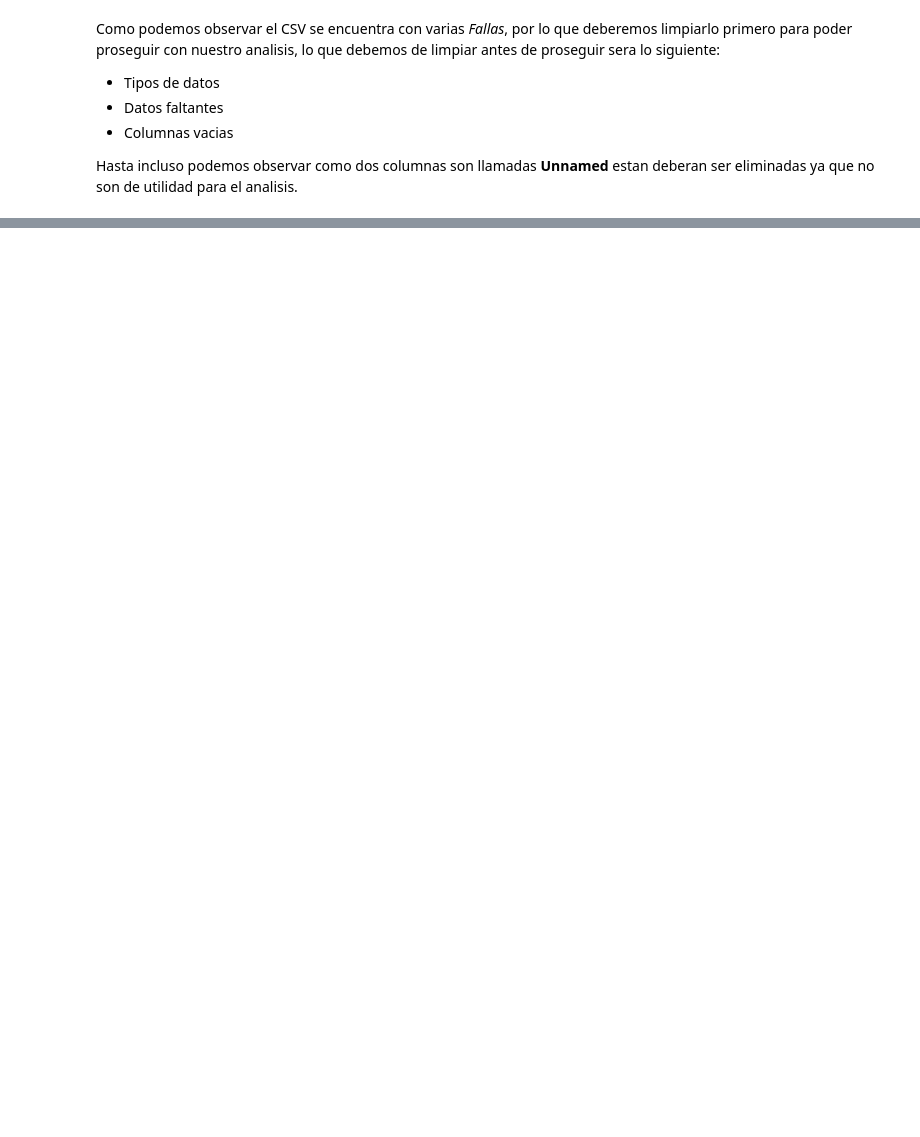
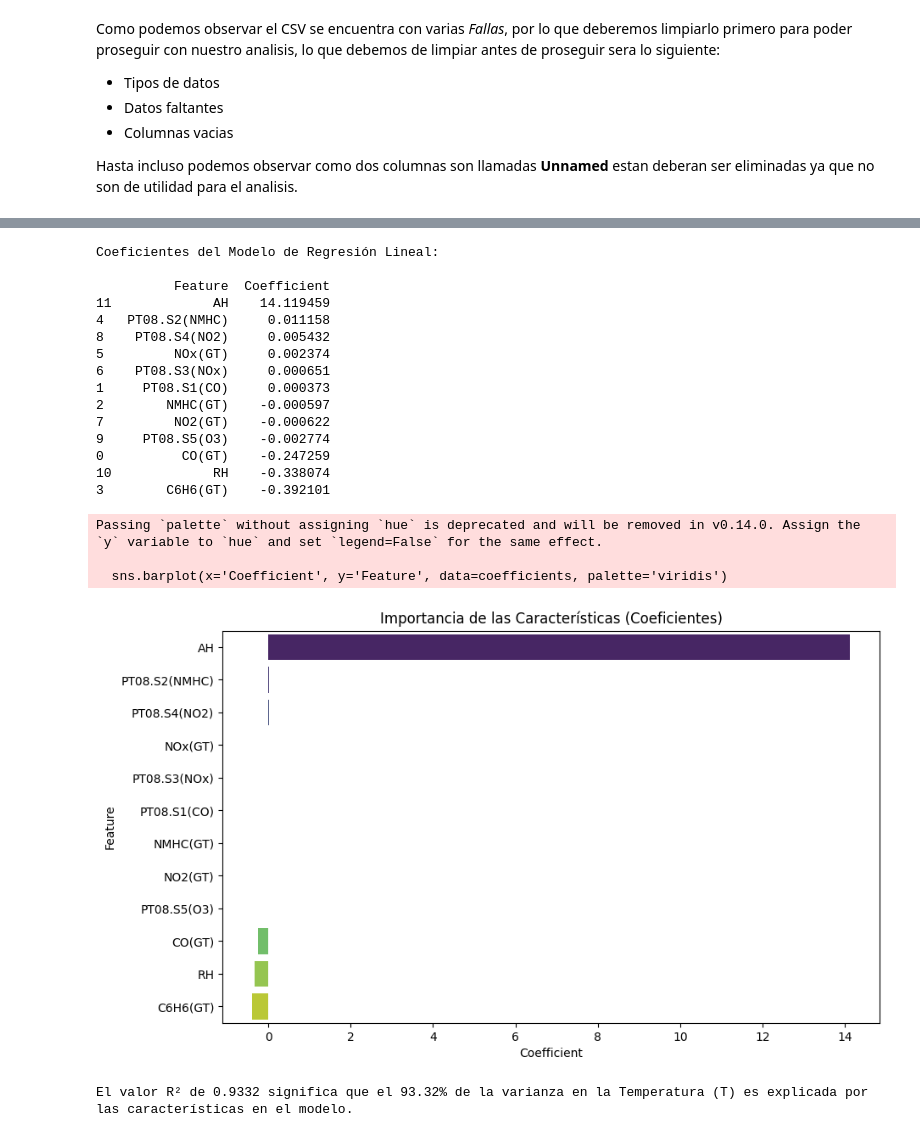
Before and after one commit to dinovillalobos/MineriaDatos-, a Jupyter notebook: RegresionLinear/data/Tarea1.ipynb, the cells around one changed output, grey strips where cells are left out. Drawn from its saved outputs; the diff is of its cells as text; code cells hidden in the pictures; blank space fills up the shorter version.

Commit message:
Modelo prueba

```diff
--- a/RegresionLinear/data/Tarea1.ipynb
+++ b/RegresionLinear/data/Tarea1.ipynb
@@ -45,0 +115,9 @@ df = df.dropna(how='all')
+# %%
+# Relleno de valores faltantes (NaN) con la media de la columna
+df_clean = df.copy()
+for col in cols_to_convert:
+    # Usaremos solo las columnas numéricas que tienen NaN (excluyendo Date y Time)
+    df_clean[col].fillna(df_clean[col].mean(), inplace=True)
+
+print("\nConteo de valores faltantes después de la imputación:")
+print(df_clean.isnull().sum())
@@ -45,0 +177,9 @@ df = df.dropna(how='all')
+# %%
+# Inicialización y Entrenamiento del modelo
+model = LinearRegression()
+model.fit(X_train, y_train)
+
+# Predicciones sobre el conjunto de prueba
+y_pred = model.predict(X_test)
+
+print("Modelo de Regresión Lineal entrenado.")
@@ -45,0 +214,41 @@ df = df.dropna(how='all')
+# %%
+## 5. Interpretación de Resultados
+
+# 1. Análisis Técnico de Resultados: Coeficientes del Modelo
+coefficients = pd.DataFrame({
+    'Feature': X.columns,
+    'Coefficient': model.coef_
+}).sort_values(by='Coefficient', ascending=False)
+
+print("Coeficientes del Modelo de Regresión Lineal:\n")
+print(coefficients)
+
+# Visualización de la Importancia (Coeficientes)
+plt.figure(figsize=(10, 6))
+sns.barplot(x='Coefficient', y='Feature', data=coefficients, palette='viridis')
+plt.title('Importancia de las Características (Coeficientes)')
+plt.show()
+
+# Interpretación de la métrica R²
+print(f"\nEl valor R² de {r2:.4f} significa que el {r2*100:.2f}% de la varianza en la Temperatura (T) es explicada por las características en el modelo.")
+# %% [output]
+Coeficientes del Modelo de Regresión Lineal:
+
+          Feature  Coefficient
+11             AH    14.119459
+4   PT08.S2(NMHC)     0.011158
+8    PT08.S4(NO2)     0.005432
+5         NOx(GT)     0.002374
+6    PT08.S3(NOx)     0.000651
+1     PT08.S1(CO)     0.000373
+2        NMHC(GT)    -0.000597
+7         NO2(GT)    -0.000622
+9     PT08.S5(O3)    -0.002774
+0          CO(GT)    -0.247259
+10             RH    -0.338074
+3        C6H6(GT)    -0.392101
+Passing `palette` without assigning `hue` is deprecated and will be removed in v0.14.0. Assign the `y` variable to `hue` and set `legend=False` for the same effect.
+
+  sns.barplot(x='Coefficient', y='Feature', data=coefficients, palette='viridis')
+[figure, added]
+El valor R² de 0.9332 significa que el 93.32% de la varianza en la Temperatura (T) es explicada por las características en el modelo.
```
Also changed, not shown: parts of 13 cells of this notebook.
